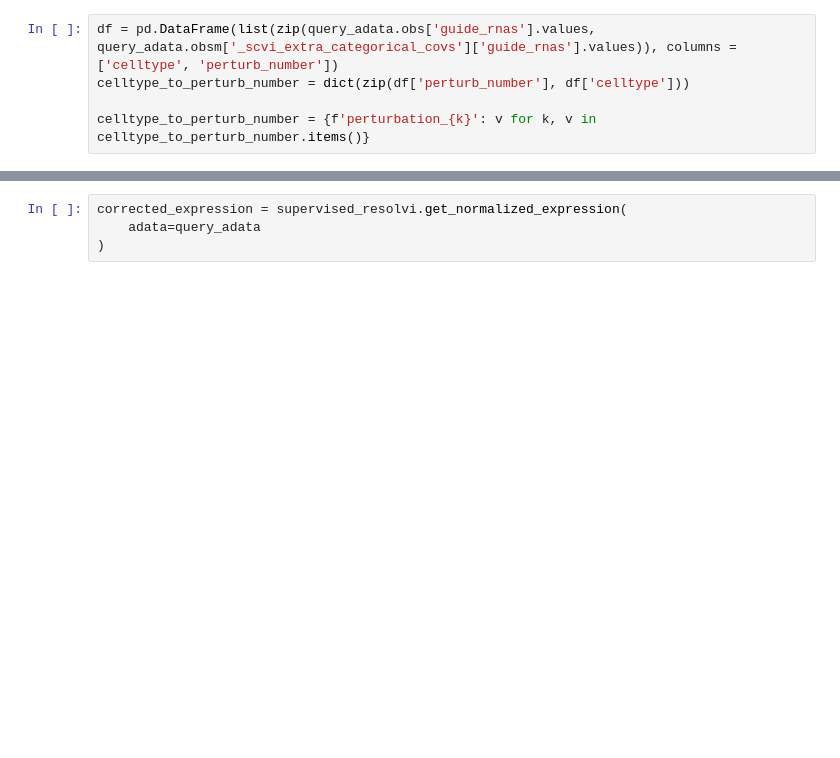
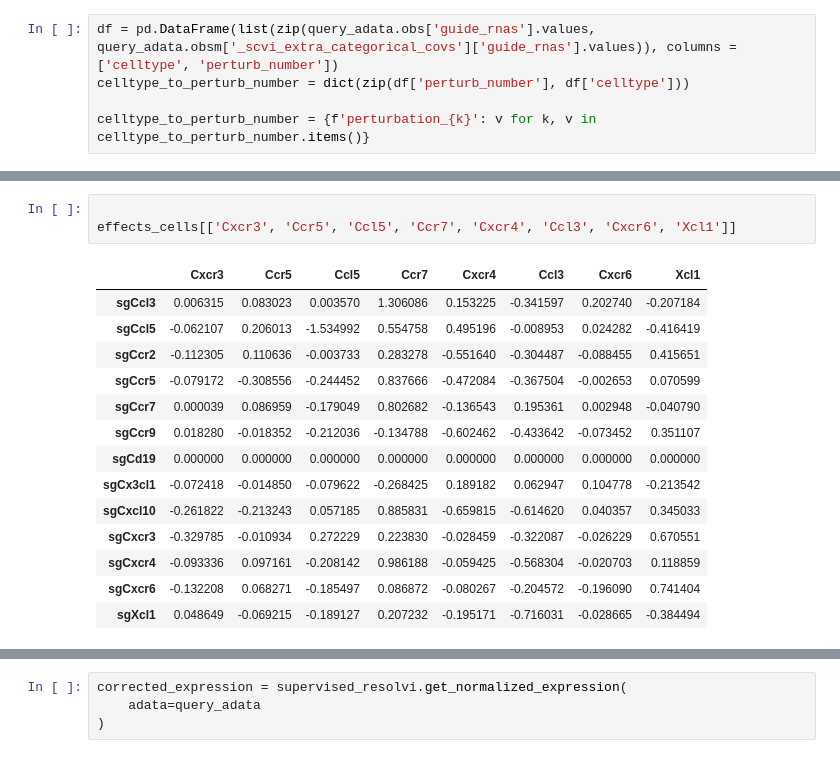
Before and after one commit to amonell/scvi-tools, a Jupyter notebook: resolve_perurb_tests/test1.ipynb, the cells around one changed output, grey strips where cells are left out. Cells and saved outputs as stored; diff of their text form; blank space fills up the shorter version.

```diff
--- a/resolve_perurb_tests/test1.ipynb
+++ b/resolve_perurb_tests/test1.ipynb
@@ -230,0 +116,18 @@ pvalues.index = pvalues.index.map(celltype_to_perturb_number)
+# %%
+
+effects_cells[['Cxcr3', 'Ccr5', 'Ccl5', 'Ccr7', 'Cxcr4', 'Ccl3', 'Cxcr6', 'Xcl1']]
+# %% [output]
+|  | Cxcr3 | Ccr5 | Ccl5 | Ccr7 | Cxcr4 | Ccl3 | Cxcr6 | Xcl1 |
+| sgCcl3 | 0.006315 | 0.083023 | 0.003570 | 1.306086 | 0.153225 | -0.341597 | 0.202740 | -0.207184 |
+| sgCcl5 | -0.062107 | 0.206013 | -1.534992 | 0.554758 | 0.495196 | -0.008953 | 0.024282 | -0.416419 |
+| sgCcr2 | -0.112305 | 0.110636 | -0.003733 | 0.283278 | -0.551640 | -0.304487 | -0.088455 | 0.415651 |
+| sgCcr5 | -0.079172 | -0.308556 | -0.244452 | 0.837666 | -0.472084 | -0.367504 | -0.002653 | 0.070599 |
+| sgCcr7 | 0.000039 | 0.086959 | -0.179049 | 0.802682 | -0.136543 | 0.195361 | 0.002948 | -0.040790 |
+| sgCcr9 | 0.018280 | -0.018352 | -0.212036 | -0.134788 | -0.602462 | -0.433642 | -0.073452 | 0.351107 |
+| sgCd19 | 0.000000 | 0.000000 | 0.000000 | 0.000000 | 0.000000 | 0.000000 | 0.000000 | 0.000000 |
+| sgCx3cl1 | -0.072418 | -0.014850 | -0.079622 | -0.268425 | 0.189182 | 0.062947 | 0.104778 | -0.213542 |
+| sgCxcl10 | -0.261822 | -0.213243 | 0.057185 | 0.885831 | -0.659815 | -0.614620 | 0.040357 | 0.345033 |
+| sgCxcr3 | -0.329785 | -0.010934 | 0.272229 | 0.223830 | -0.028459 | -0.322087 | -0.026229 | 0.670551 |
+| sgCxcr4 | -0.093336 | 0.097161 | -0.208142 | 0.986188 | -0.059425 | -0.568304 | -0.020703 | 0.118859 |
+| sgCxcr6 | -0.132208 | 0.068271 | -0.185497 | 0.086872 | -0.080267 | -0.204572 | -0.196090 | 0.741404 |
+| sgXcl1 | 0.048649 | -0.069215 | -0.189127 | 0.207232 | -0.195171 | -0.716031 | -0.028665 | -0.384494 |
```
Also changed, not shown: parts of 28 cells of this notebook, 3 other files.
